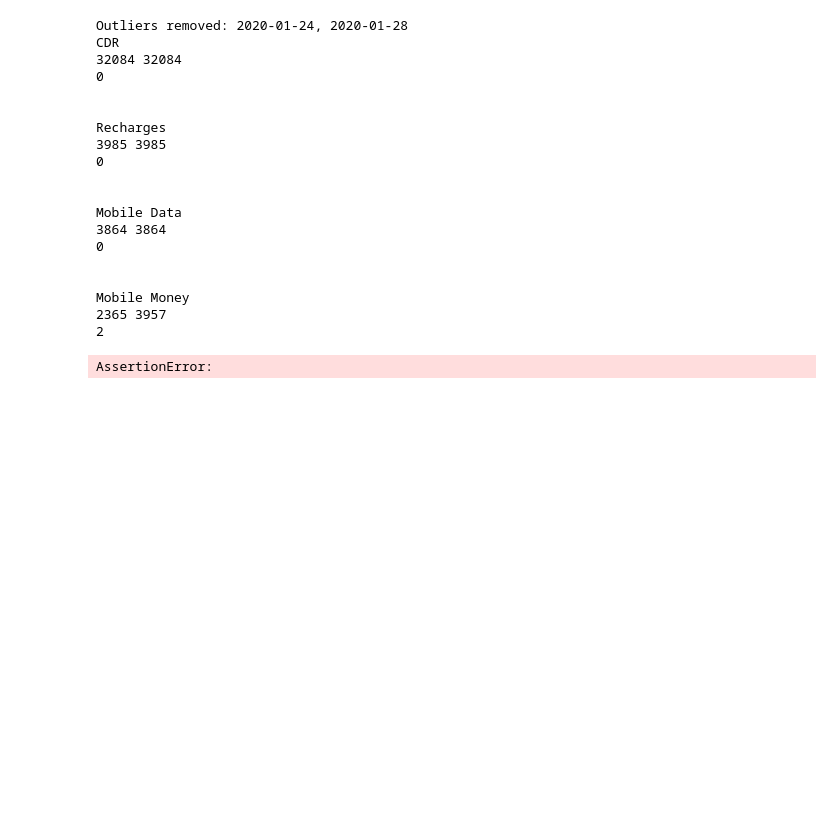
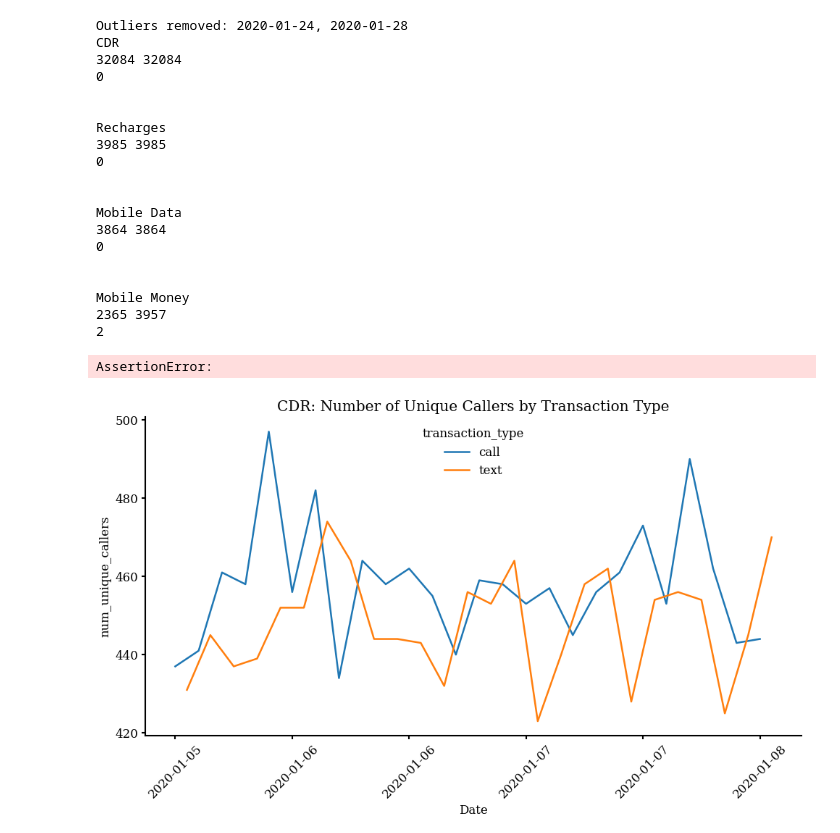
Before and after one commit to Global-Opportunity-Lab/cider, a Jupyter notebook: notebooks/featurizer.ipynb, the cells around one changed output. Drawn from its saved outputs; the diff is of its cells as text; code cells hidden in the pictures; blank space fills up the shorter version.

```diff
--- a/notebooks/featurizer.ipynb
+++ b/notebooks/featurizer.ipynb
@@ -355,11 +356,13 @@ mobile_data_timeseries_diagnostics = get_timeseries_diagnostic_statistics(mobile
 # %%
 # Plot diagnostics
 fig = plot_timeseries_diagnostics(
     cdr_timeseries_diagnostics,
     value_column="num_unique_callers",
     groupby_column="transaction_type",
     plot_title="CDR: Number of Unique Callers by Transaction Type"
     )
-fig
+plt.show()
+# %% [output]
+[figure, added]
 # %%
 # Identify daytime and weekend calls
```
Also changed, not shown: parts of 6 cells of this notebook, 2 other files.
